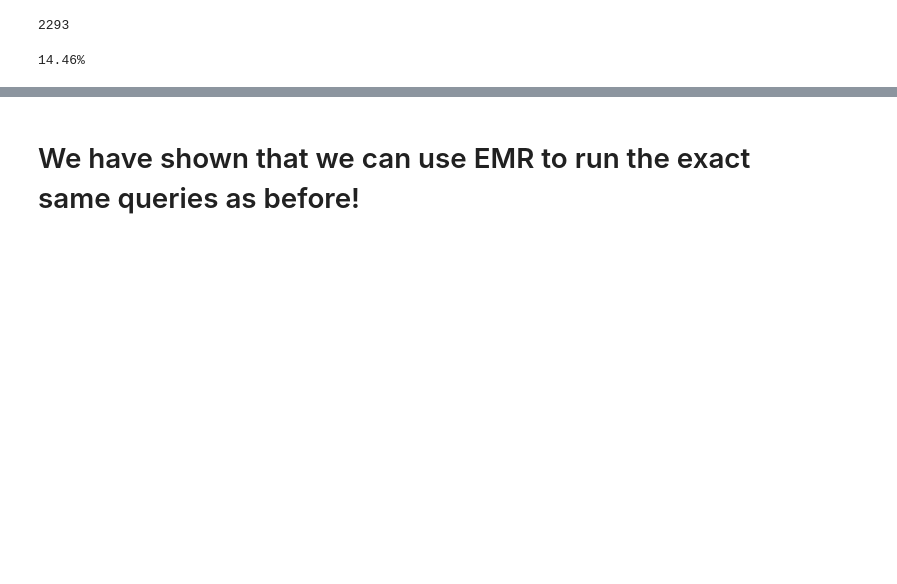
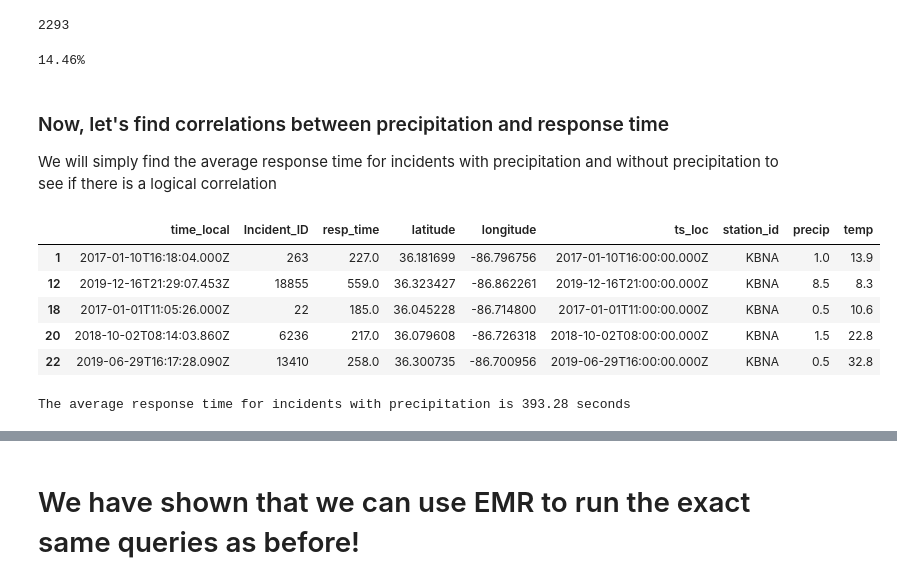
Before and after one commit to JoshScherer/Emergency-Response, a Jupyter notebook: FiguringOutSpark.ipynb, the cells around one changed output, grey strips where cells are left out. Cells and saved outputs as stored; diff of their text form; code cells hidden in the pictures; blank space fills up the shorter version.

Commit message:
Weather correlation with response time

```diff
--- a/FiguringOutSpark.ipynb
+++ b/FiguringOutSpark.ipynb
@@ -1573,3 +1573,25 @@ len(nonzero_precip_emr)
 print("{:.2f}%".format((len(nonzero_precip_emr) / len(emr_df['precip']) * 100)))
 # %% [output]
 14.46%
+# %% [markdown]
+### Now, let's find correlations between precipitation and response time
+
+We will simply find the average response time for incidents with precipitation and without precipitation to see if there is a logical correlation
+# %%
+incidents_with_precip = emr_df[(~(emr_df['precip']==0))]
+incidents_no_precip = emr_df[emr_df['precip'] == 0]
+# %%
+incidents_with_precip.head()
+# %% [output]
+|  | time_local | Incident_ID | resp_time | latitude | longitude | ts_loc | station_id | precip | temp |
+| 1 | 2017-01-10T16:18:04.000Z | 263 | 227.0 | 36.181699 | -86.796756 | 2017-01-10T16:00:00.000Z | KBNA | 1.0 | 13.9 |
+| 12 | 2019-12-16T21:29:07.453Z | 18855 | 559.0 | 36.323427 | -86.862261 | 2019-12-16T21:00:00.000Z | KBNA | 8.5 | 8.3 |
+| 18 | 2017-01-01T11:05:26.000Z | 22 | 185.0 | 36.045228 | -86.714800 | 2017-01-01T11:00:00.000Z | KBNA | 0.5 | 10.6 |
+| 20 | 2018-10-02T08:14:03.860Z | 6236 | 217.0 | 36.079608 | -86.726318 | 2018-10-02T08:00:00.000Z | KBNA | 1.5 | 22.8 |
+| 22 | 2019-06-29T16:17:28.090Z | 13410 | 258.0 | 36.300735 | -86.700956 | 2019-06-29T16:00:00.000Z | KBNA | 0.5 | 32.8 |
+# %%
+# Find average response time
+avg_resp_precip = incidents_with_precip['resp_time'].mean()
+print("The average response time for incidents with precipitation is {:.2f} seconds".format(avg_resp_precip))
+# %% [output]
+The average response time for incidents with precipitation is 393.28 seconds
```
Also changed, not shown: parts of 3 cells of this notebook.
